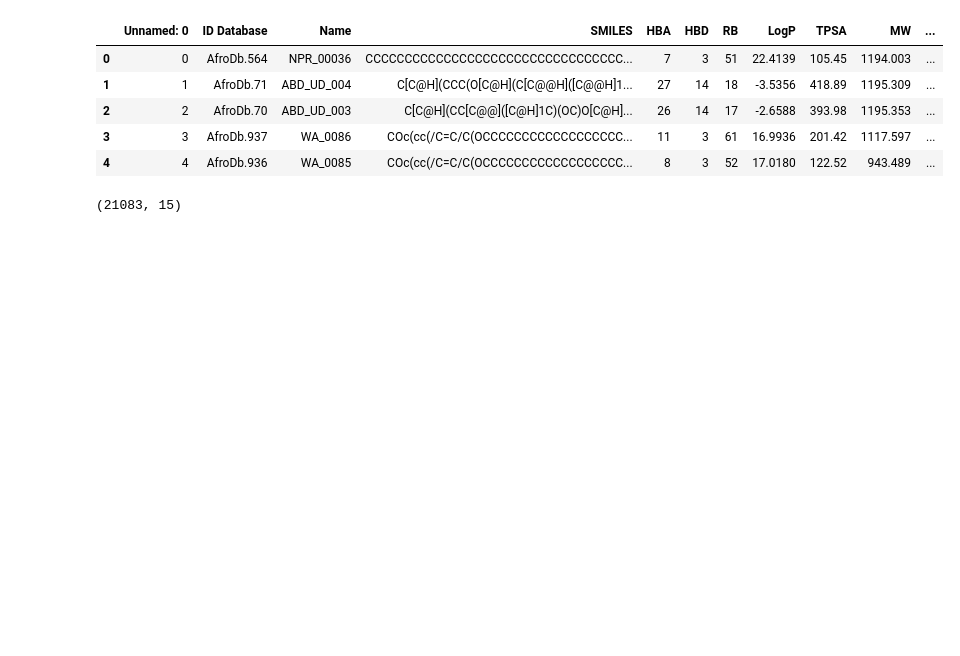
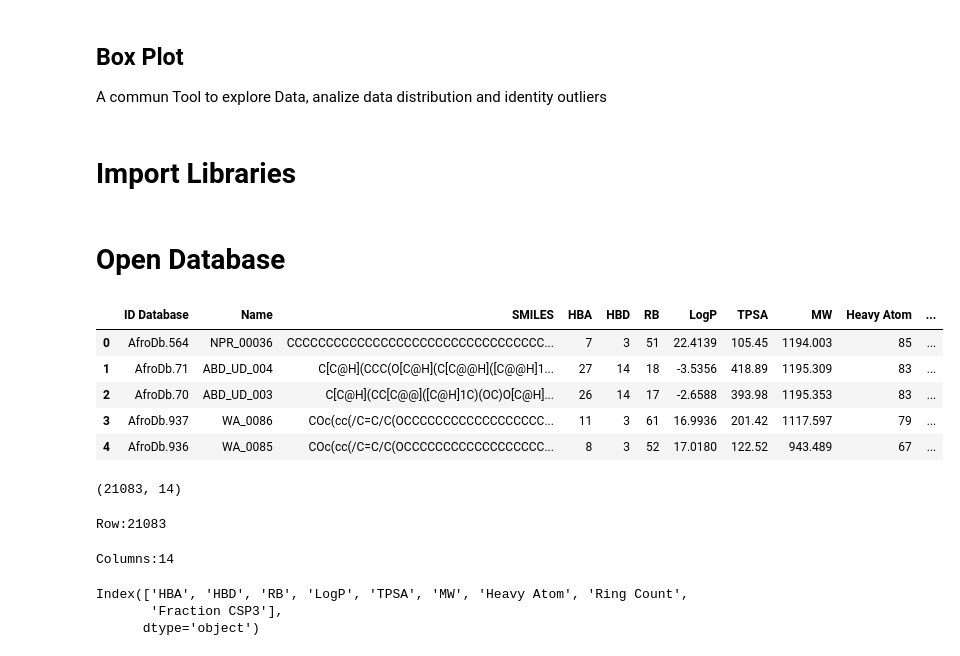
Before and after one commit to BarbaraDiazE/CABANA_CHEMOINFORMATICS, a Jupyter notebook: Day_3/UnsupervisedLearning_DimensionReduction/BoxPlot/BoxPlot.ipynb, the cells around one changed output. Saved outputs shown, nothing was run; the diff lists cells and outputs as text; code cells hidden in the pictures; blank space fills up the shorter version.

```diff
--- a/Day_3/UnsupervisedLearning_DimensionReduction/BoxPlot/BoxPlot.ipynb
+++ b/Day_3/UnsupervisedLearning_DimensionReduction/BoxPlot/BoxPlot.ipynb
@@ -1 +1,7 @@
+# %% [markdown]
+## Box Plot
+
+A commun Tool to explore Data, analize data distribution and identity outliers
+# %% [markdown]
+# Import Libraries
 # %%
@@ -6,19 +11,35 @@ import numpy as np
 import bokeh
 import seaborn as sns
 from matplotlib import pyplot as plt
+# %% [markdown]
+# Open Database
 # %%
-"""Open Database"""
-Data = pd.read_csv("Data.csv", sep = ",")
+Data = pd.read_csv("Data.csv", sep = ",", index_col = "Unnamed: 0")
 Data.head()
 # %% [output]
-|  | Unnamed: 0 | ID Database | Name | SMILES | HBA | HBD | RB | LogP | TPSA | MW | ... |
-| 0 | 0 | AfroDb.564 | NPR_00036 | CCCCCCCCCCCCCCCCCCCCCCCCCCCCCCCCC... | 7 | 3 | 51 | 22.4139 | 105.45 | 1194.003 | ... |
-| 1 | 1 | AfroDb.71 | ABD_UD_004 | C[C@H](CCC(O[C@H](C[C@@H]([C@@H]1... | 27 | 14 | 18 | -3.5356 | 418.89 | 1195.309 | ... |
-| 2 | 2 | AfroDb.70 | ABD_UD_003 | C[C@H](CC[C@@]([C@H]1C)(OC)O[C@H]... | 26 | 14 | 17 | -2.6588 | 393.98 | 1195.353 | ... |
-| 3 | 3 | AfroDb.937 | WA_0086 | COc(cc(/C=C/C(OCCCCCCCCCCCCCCCCCC... | 11 | 3 | 61 | 16.9936 | 201.42 | 1117.597 | ... |
-| 4 | 4 | AfroDb.936 | WA_0085 | COc(cc(/C=C/C(OCCCCCCCCCCCCCCCCCC... | 8 | 3 | 52 | 17.0180 | 122.52 | 943.489 | ... |
+|  | ID Database | Name | SMILES | HBA | HBD | RB | LogP | TPSA | MW | Heavy Atom | ... |
+| 0 | AfroDb.564 | NPR_00036 | CCCCCCCCCCCCCCCCCCCCCCCCCCCCCCCCC... | 7 | 3 | 51 | 22.4139 | 105.45 | 1194.003 | 85 | ... |
+| 1 | AfroDb.71 | ABD_UD_004 | C[C@H](CCC(O[C@H](C[C@@H]([C@@H]1... | 27 | 14 | 18 | -3.5356 | 418.89 | 1195.309 | 83 | ... |
+| 2 | AfroDb.70 | ABD_UD_003 | C[C@H](CC[C@@]([C@H]1C)(OC)O[C@H]... | 26 | 14 | 17 | -2.6588 | 393.98 | 1195.353 | 83 | ... |
+| 3 | AfroDb.937 | WA_0086 | COc(cc(/C=C/C(OCCCCCCCCCCCCCCCCCC... | 11 | 3 | 61 | 16.9936 | 201.42 | 1117.597 | 79 | ... |
+| 4 | AfroDb.936 | WA_0085 | COc(cc(/C=C/C(OCCCCCCCCCCCCCCCCCC... | 8 | 3 | 52 | 17.0180 | 122.52 | 943.489 | 67 | ... |
 # %%
-#Visualize elemts
+#Count elements
 Data.shape
 # %% [output]
-(21083, 15)
+(21083, 14)
+# %%
+print("Row:" + str(Data.shape[0]))
+# %% [output]
+Row:21083
+# %%
+print("Columns:" + str(Data.shape[1]))
+# %% [output]
+Columns:14
+# %%
+#Identify numerical Data (Physicochemical Descriptors)
+Data.select_dtypes(np.number).columns
+# %% [output]
+Index(['HBA', 'HBD', 'RB', 'LogP', 'TPSA', 'MW', 'Heavy Atom', 'Ring Count',
+       'Fraction CSP3'],
+      dtype='object')
```
Also changed, not shown: parts of 7 cells of this notebook, 1 other file.
